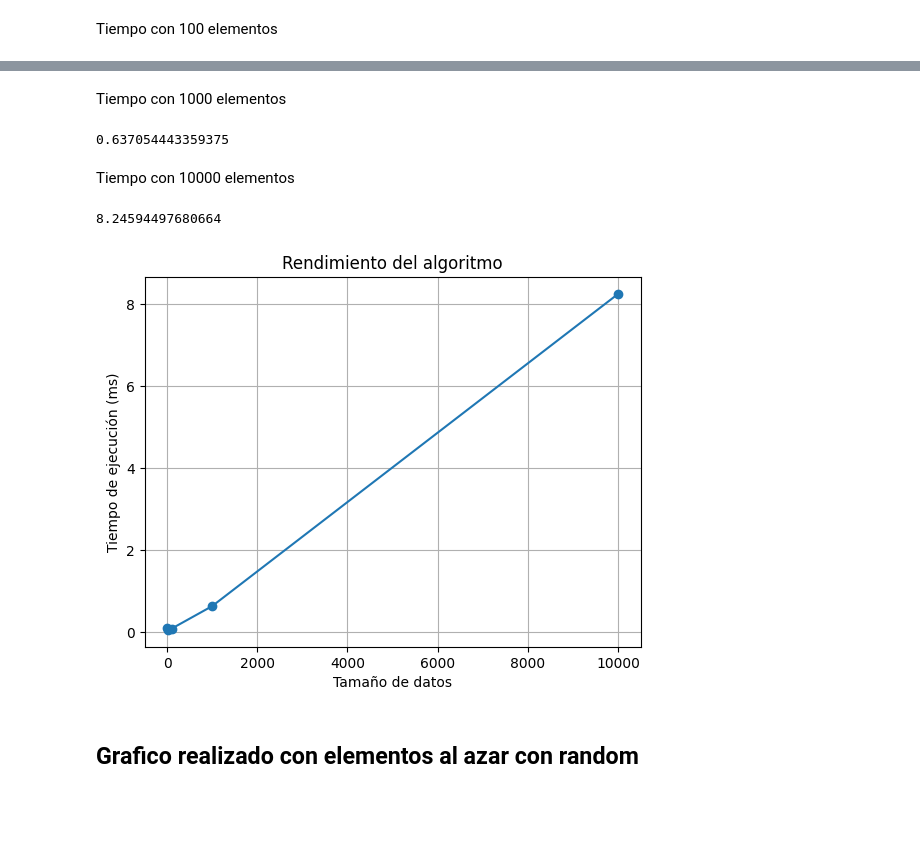
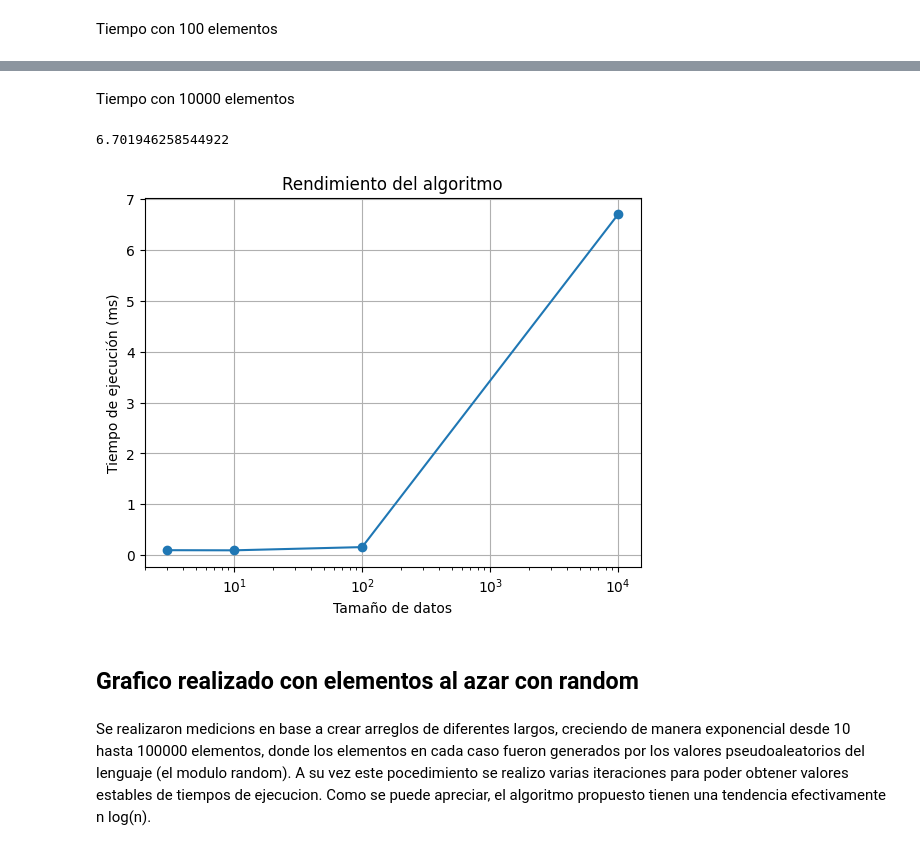
Before and after one commit to Fanusaez/TDA-G04, a Jupyter notebook: tp.ipynb, the cells around one changed output, grey strips where cells are left out. Cells and saved outputs as stored; diff of their text form; code cells hidden in the pictures; blank space fills up the shorter version.

Commit message:
Added: agregamos mas graficos con diferentes set de datos

```diff
--- a/tp.ipynb
+++ b/tp.ipynb
@@ -11,7 +11,7 @@ import matplotlib.pyplot as plt
 ## Realizado con los textos de la catedra
 # %%
 tiempos = []
-tamanio_de_datos = [3, 10, 100, 1000, 10000]
+tamanio_de_datos = [3, 10, 100, 10000]
 # %% [markdown]
 Tiempo con 3 elementos
 # %%
@@ -54,17 +54,3 @@ print(tiempo_ms)
-# %% [markdown]
-Tiempo con 1000 elementos
-# %%
-s = [random.uniform(1, 100) for _ in range(1000)]
-a = [random.uniform(1, 100) for _ in range(1000)]
-inicio = time.time()
-obtener_tiempo_minimo(s, a)
-fin = time.time()
-
-tiempo_ms = (fin - inicio) * 1000  # Convertir a milisegundos
-tiempos.append(tiempo_ms)
-print(tiempo_ms)
-# %% [output]
-0.637054443359375
 # %% [markdown]
 Tiempo con 10000 elementos
 # %%
@@ -77,15 +63,22 @@ tiempo_ms = (fin - inicio) * 1000  # Convertir a milisegundos
 tiempos.append(tiempo_ms)
 print(tiempo_ms)
 # %% [output]
-8.24594497680664
+6.701946258544922
 # %%
 plt.plot(tamanio_de_datos, tiempos, marker='o')
+plt.xscale("log")
 plt.xlabel('Tamaño de datos')
 plt.ylabel('Tiempo de ejecución (ms)')
 plt.title('Rendimiento del algoritmo')
 plt.grid(True)
 plt.show()
 # %% [output]
-[figure, old version]
+[figure, new version]
 # %% [markdown]
 ## Grafico realizado con elementos al azar con random
+# %% [markdown]
+Se realizaron medicions en base a crear arreglos de diferentes largos, creciendo de manera exponencial desde 10 hasta 100000
+elementos, donde los elementos en cada caso fueron generados por los valores pseudoaleatorios del
+lenguaje (el modulo random).
+A su vez este pocedimiento se realizo varias iteraciones para poder obtener valores estables de tiempos de ejecucion.
+Como se puede apreciar, el algoritmo propuesto tienen una tendencia efectivamente n log(n).
```
Also changed, not shown: parts of 6 cells of this notebook.
